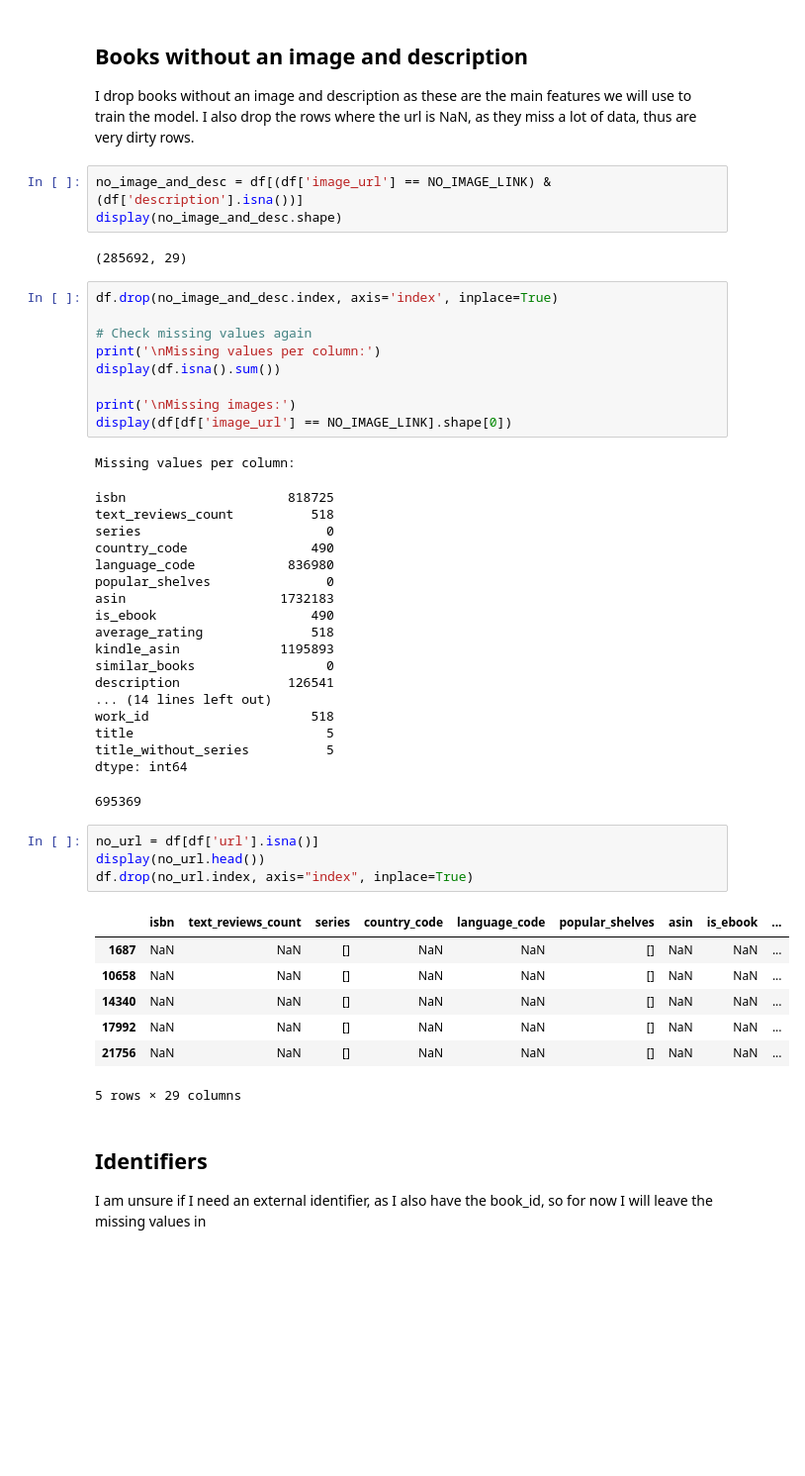
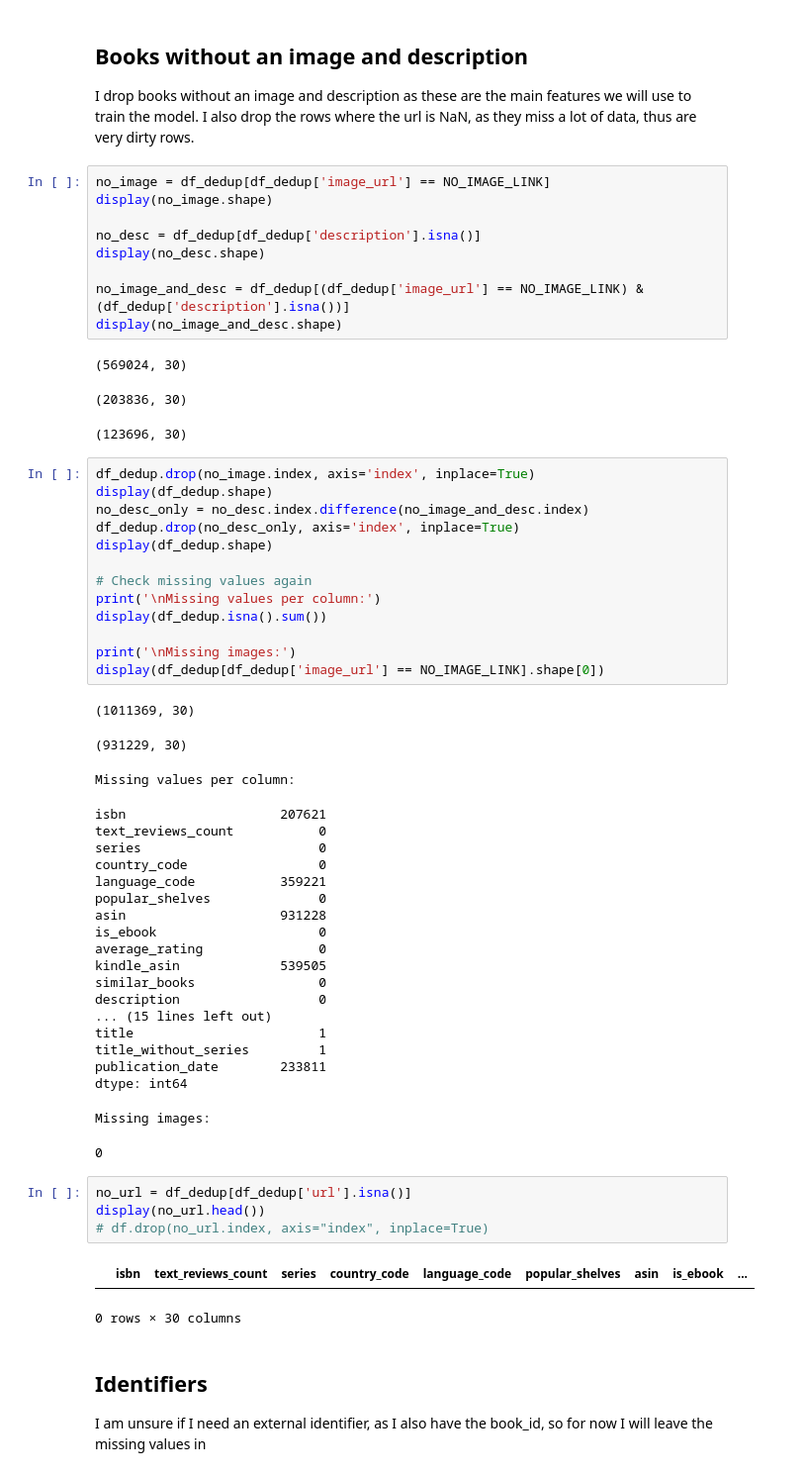
Before and after one commit to FrisoHarlaar/MSc-Data-Science-Thesis, a Jupyter notebook: Exploratory Data Analysis.ipynb, the cells around one changed output. Shown: that part at 99% size. Cells and saved outputs as stored; diff of their text form; blank space fills up the shorter version.

```diff
--- a/Exploratory Data Analysis.ipynb
+++ b/Exploratory Data Analysis.ipynb
@@ -242,51 +417,61 @@ Missing images:
 ## Books without an image and description
 I drop books without an image and description as these are the main features we will use to train the model. I also drop the rows where the url is NaN, as they miss a lot of data, thus are very dirty rows.
 # %%
-no_image_and_desc = df[(df['image_url'] == NO_IMAGE_LINK) & (df['description'].isna())]
+no_image = df_dedup[df_dedup['image_url'] == NO_IMAGE_LINK]
+display(no_image.shape)
+
+no_desc = df_dedup[df_dedup['description'].isna()]
+display(no_desc.shape)
+
+no_image_and_desc = df_dedup[(df_dedup['image_url'] == NO_IMAGE_LINK) & (df_dedup['description'].isna())]
 display(no_image_and_desc.shape)
 # %% [output]
-(285692, 29)
+(569024, 30)
+(203836, 30)
+(123696, 30)
 # %%
-df.drop(no_image_and_desc.index, axis='index', inplace=True)
+df_dedup.drop(no_image.index, axis='index', inplace=True)
+display(df_dedup.shape)
+no_desc_only = no_desc.index.difference(no_image_and_desc.index)
+df_dedup.drop(no_desc_only, axis='index', inplace=True)
+display(df_dedup.shape)
 
 # Check missing values again
 print('\nMissing values per column:')
-display(df.isna().sum())
+display(df_dedup.isna().sum())
 
 print('\nMissing images:')
-display(df[df['image_url'] == NO_IMAGE_LINK].shape[0])
+display(df_dedup[df_dedup['image_url'] == NO_IMAGE_LINK].shape[0])
 # %% [output]
-Missing values per column:
+(1011369, 30)
-isbn                     818725
-text_reviews_count          518
-series                        0
-country_code                490
-language_code            836980
-popular_shelves               0
-asin                    1732183
-is_ebook                    490
-average_rating              518
-kindle_asin             1195893
-similar_books                 0
-description              126541
-... (14 lines left out)
-work_id                     518
-title                         5
-title_without_series          5
-dtype: int64
+(931229, 30)
-695369
+Missing values per column:
+isbn                    207621
+text_reviews_count           0
+series                       0
+country_code                 0
+language_code           359221
+popular_shelves              0
+asin                    931228
+is_ebook                     0
+average_rating               0
+kindle_asin             539505
+similar_books                0
+description                  0
+... (15 lines left out)
+title                        1
+title_without_series         1
+publication_date        233811
+dtype: int64
+Missing images:
+0
 # %%
-no_url = df[df['url'].isna()]
+no_url = df_dedup[df_dedup['url'].isna()]
 display(no_url.head())
-df.drop(no_url.index, axis="index", inplace=True)
+# df.drop(no_url.index, axis="index", inplace=True)
 # %% [output]
 |  | isbn | text_reviews_count | series | country_code | language_code | popular_shelves | asin | is_ebook | ... |
-| 1687 | NaN | NaN | [] | NaN | NaN | [] | NaN | NaN | ... |
-| 10658 | NaN | NaN | [] | NaN | NaN | [] | NaN | NaN | ... |
-| 14340 | NaN | NaN | [] | NaN | NaN | [] | NaN | NaN | ... |
-| 17992 | NaN | NaN | [] | NaN | NaN | [] | NaN | NaN | ... |
-| 21756 | NaN | NaN | [] | NaN | NaN | [] | NaN | NaN | ... |
-5 rows × 29 columns
+0 rows × 30 columns
 # %% [markdown]
 ## Identifiers
 I am unsure if I need an external identifier, as I also have the book_id, so for now I will leave the missing values in
```
Also changed, not shown: parts of 20 cells of this notebook, 3 other files.
